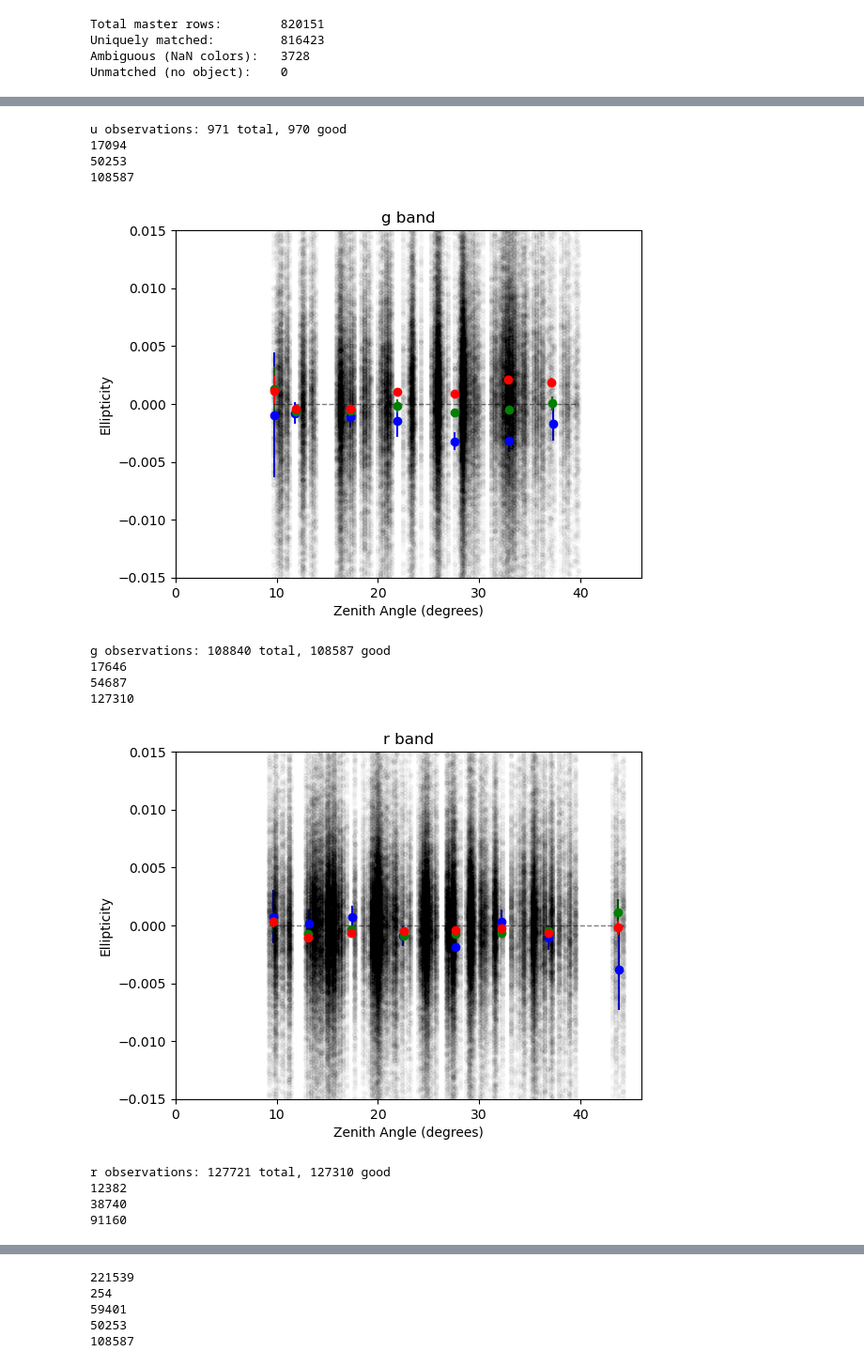
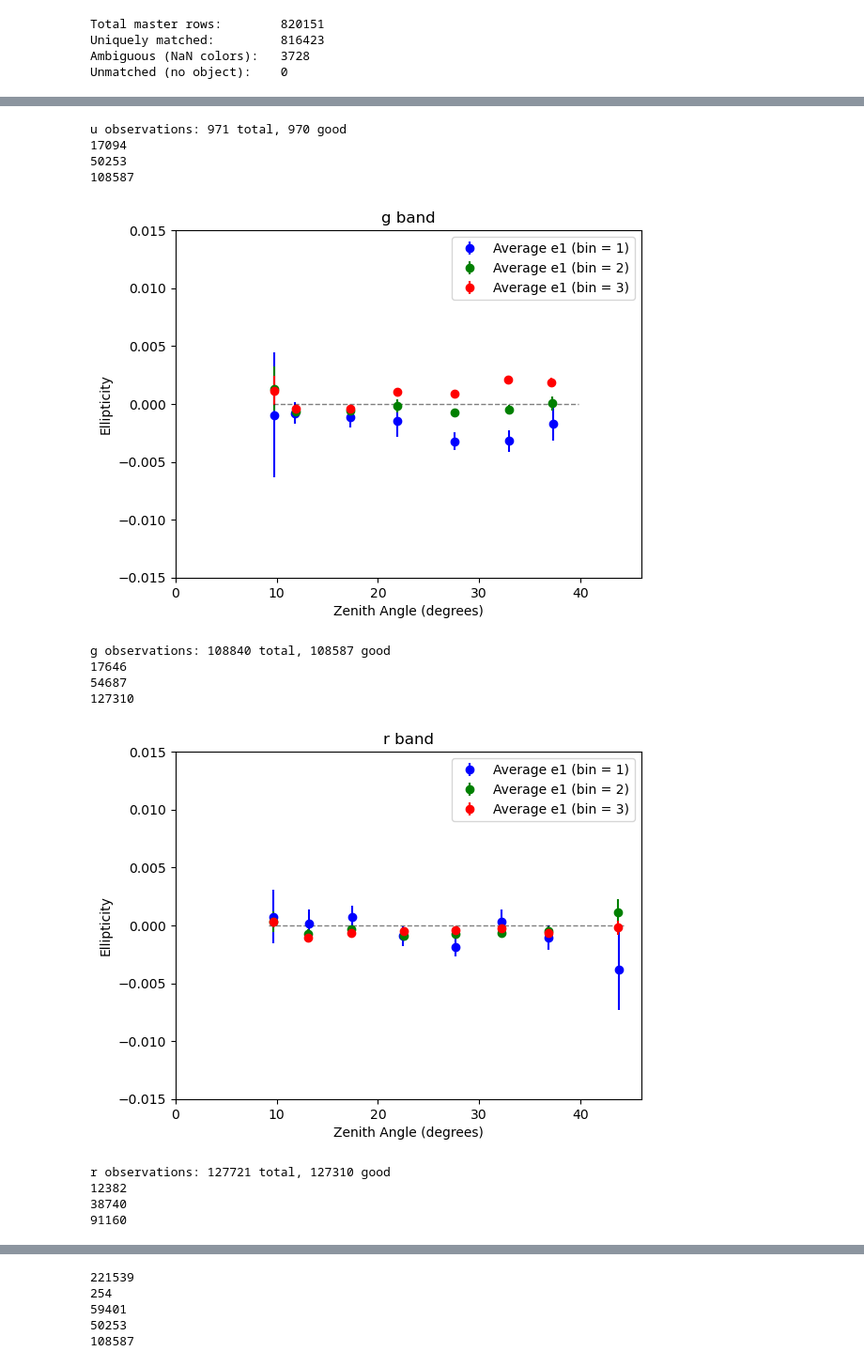
Before and after one commit to LSSTDESC/DifferentialCR, a Jupyter notebook: DCR2_in_DP1.ipynb, the cells around one changed output, grey strips where cells are left out. Shown at 94% size. Saved outputs shown, nothing was run; the diff lists cells and outputs as text; code cells hidden in the pictures.

```diff
--- a/DCR2_in_DP1.ipynb
+++ b/DCR2_in_DP1.ipynb
@@ -270,6 +213,6 @@ source_query = f"""SELECT band,
 # %%
-# for separating by color
-#source query
+# This is a complicated source query that returns the source detections for each star in the defined color bins
+# Avoid doing this more than once (takes a really long time)
 def source_query(coords):
     search_radius = 2 #arcsec
     search_circles = [f"CONTAINS(POINT('ICRS', coord_ra, coord_dec),CIRCLE('ICRS', {ra}, {dec}, {search_radius/3600}))=1" for ra, dec in np.array([coords['coord_ra'], coords['coord_dec']]).T]
@@ -316,9 +259,13 @@ def source_query(coords):
     source_table = job.fetch_result().to_table()
     return source_table
 
-grbin1_coords = object_table['coord_ra', 'coord_dec'][(object_table['grColor'] > -0.5) * (object_table['grColor'] < 0.5)]
-grbin2_coords = object_table['coord_ra', 'coord_dec'][(object_table['grColor'] > 0.5) * (object_table['grColor'] < 1.2)]
-grbin3_coords = object_table['coord_ra', 'coord_dec'][(object_table['grColor'] > 1.2 ) *(object_table['grColor'] < 2.0)]
+
+# I think separating into color bins is redundant now
+# because we add the colors to the master table later...
+
+# grbin1_coords = object_table['coord_ra', 'coord_dec'][(object_table['grColor'] > -0.5) * (object_table['grColor'] < 0.5)]
+# grbin2_coords = object_table['coord_ra', 'coord_dec'][(object_table['grColor'] > 0.5) * (object_table['grColor'] < 1.2)]
+# grbin3_coords = object_table['coord_ra', 'coord_dec'][(object_table['grColor'] > 1.2 ) *(object_table['grColor'] < 2.0)]
 
 # source_table1 = source_query(grbin1_coords)
 # source_table1['grbin'] = np.ones(len(source_table1))
@@ -339,9 +286,10 @@ grbin3_coords = object_table['coord_ra', 'coord_dec'][(object_table['grColor'] >
 
 # %store -r source_table1, source_table2, source_table3
 
-source_table1 = Table.read('source_table1_ALL.ecsv')
-source_table2 = Table.read('source_table2_ALL.ecsv')
-source_table3 = Table.read('source_table3_ALL.ecsv')
+# load the data we already have saved
+source_table1 = Table.read('scrap/source_table1_ALL.ecsv')
+source_table2 = Table.read('scrap/source_table2_ALL.ecsv')
+source_table3 = Table.read('scrap/source_table3_ALL.ecsv')
 
 from astropy.table import vstack
 source_table = vstack([source_table1, source_table2, source_table3])
@@ -354,8 +302,6 @@ print('g band sources returned', np.sum(source_table['band'] == 'g'))
 print('r band sources returned', np.sum(source_table['band'] == 'r'))
 print('i band sources returned', np.sum(source_table['band'] == 'i'))
 print('z band sources returned', np.sum(source_table['band'] == 'z'))
-
-# %store source_table
 # %% [output]
 820151
 u band sources returned 9489
@@ -503,6 +412,12 @@ q = Angle(q).wrap_at(360*u.deg)
 
 master['q'] = q.value
 # %%
+# Alternative method to get the parallactic angle of the boresight without calculating it
+# but this is VERY slow for many sources
+
+# Do it here for just a few sources to make sure our calculations were correct
+# they should differ slightly because our sources and the boresight location will be different in general
+
 from lsst.daf.butler import Butler, Timespan
 butler = Butler("dp1", collections="LSSTComCam/DP1")
 from lsst.geom import LinearTransform, radians
@@ -510,8 +425,12 @@ from lsst.geom import LinearTransform, radians
 boresightParAngles = []
 boresightRotAngles = []
 
-for i in range(5):
+for i in np.random.randint(len(master), size = 5):
+    print("visit-",master['visit'][i])
     visit_image = butler.get("visit_image", visit = master['visit'][i], detector = master['detector'][i])
     visitInfo = visit_image.visitInfo
     boresightParAngles.append(visitInfo.boresightParAngle.asRadians())
     boresightRotAngles.append(visitInfo.boresightRotAngle.asRadians())
+
+    print("q_visit :", visitInfo.boresightParAngle.asRadians() * 180/np.pi)
+    print("q_calc :", master['q'][i] * 180/np.pi)
@@ -652,7 +550,7 @@ range:  nan nan
 <matplotlib.collections.PathCollection at 0x...>
 [figure]
 # %%
-# Plot the moments as a function of zenith angle of the observation
+# Plot the raw (non-residual) moments as a function of zenith angle of the observation
 
 def dR_model(z, c):
     return c * np.tan(z * np.pi/180)
@@ -694,7 +592,7 @@ for band in 'ugrizy':
             # plt.plot(z, master['r_z'][band_mask]*3600 *10**3,  ls = '', marker = '.', alpha = 0.5, color = 'r', label = 'Iyy (zenith axis)')
             # plt.plot(z, Itt,  ls = '', marker = '.', alpha = 0.5, color = 'k', label = 'Ixx (azimuthal axis)')
 
-            plt.plot(z, e1,  ls = '', marker = '.', alpha = 0.01, color = 'k') #, label = 'e1 (zenith axis)')
+            # plt.plot(z, e1,  ls = '', marker = '.', alpha = 0.01, color = 'k') #, label = 'e1 (zenith axis)')
             # plt.plot(z, e2,  ls = '', marker = '.', alpha = 0.01, color = 'k', label = 'e2 (azimuthal axis)')
 
             bin_edges = np.array([5, 10, 15, 20, 25, 30, 35, 40, 45, 50, 55])
@@ -719,7 +617,7 @@ for band in 'ugrizy':
         plt.title(f'{band} band')
         plt.xlabel('Zenith Angle (degrees)')
         plt.ylabel('Ellipticity')
-        # plt.legend()
+        plt.legend()
 
         plt.show()
         plt.close()
@@ -733,13 +631,13 @@ for band in 'ugrizy':
 u observations: 971 total, 970 good
 17094
 50253
 108587
-[figure, old version]
+[figure, new version]
 g observations: 108840 total, 108587 good
 17646
 54687
 127310
-[figure, old version]
+[figure, new version]
 r observations: 127721 total, 127310 good
 12382
 38740
```
Also changed, not shown: parts of 20 cells of this notebook, 1 other file.
